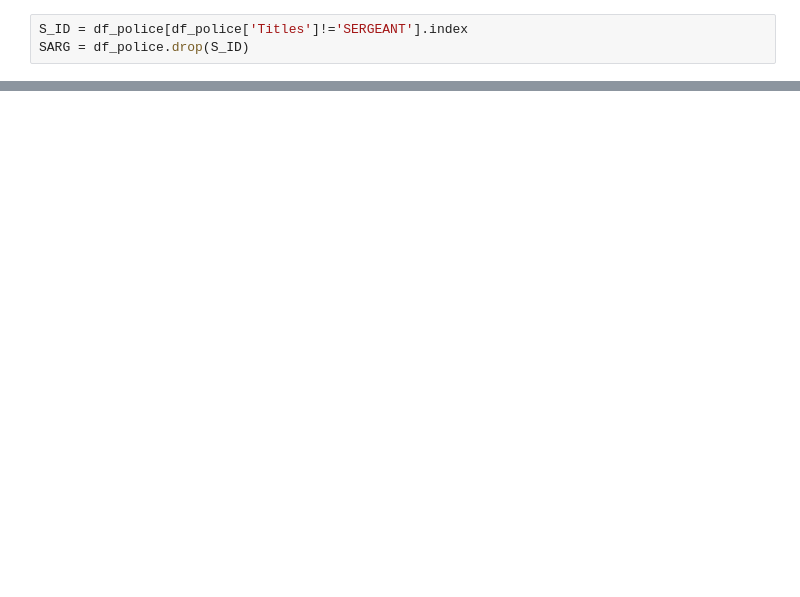
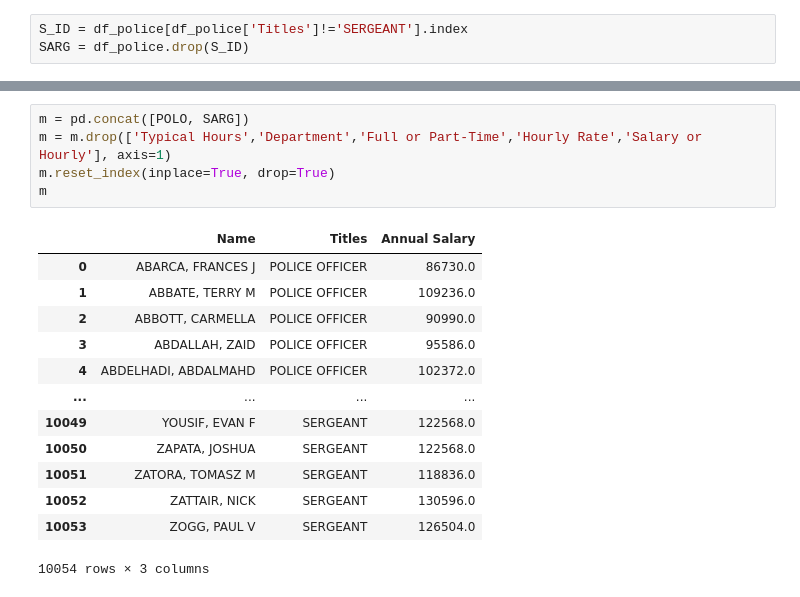
Before and after one commit to jrocarlos/ChicagoSalary, a Jupyter notebook: Chicago.ipynb, the cells around one changed output, grey strips where cells are left out. Drawn from its saved outputs; the diff is of its cells as text; blank space fills up the shorter version.

```diff
--- a/Chicago.ipynb
+++ b/Chicago.ipynb
@@ -57,0 +143,19 @@ print("Salário médio anual policial: US$ ", round(POLO_MED,2), "Salário máxi
+# %%
+m = pd.concat([POLO, SARG])
+m = m.drop(['Typical Hours','Department','Full or Part-Time','Hourly Rate','Salary or Hourly'], axis=1)
+m.reset_index(inplace=True, drop=True)
+m
+# %% [output]
+|  | Name | Titles | Annual Salary |
+| 0 | ABARCA, FRANCES J | POLICE OFFICER | 86730.0 |
+| 1 | ABBATE, TERRY M | POLICE OFFICER | 109236.0 |
+| 2 | ABBOTT, CARMELLA | POLICE OFFICER | 90990.0 |
+| 3 | ABDALLAH, ZAID | POLICE OFFICER | 95586.0 |
+| 4 | ABDELHADI, ABDALMAHD | POLICE OFFICER | 102372.0 |
+| ... | ... | ... | ... |
+| 10049 | YOUSIF, EVAN F | SERGEANT | 122568.0 |
+| 10050 | ZAPATA, JOSHUA | SERGEANT | 122568.0 |
+| 10051 | ZATORA, TOMASZ M | SERGEANT | 118836.0 |
+| 10052 | ZATTAIR, NICK | SERGEANT | 130596.0 |
+| 10053 | ZOGG, PAUL V | SERGEANT | 126504.0 |
+10054 rows × 3 columns
```
Also changed, not shown: parts of 18 cells of this notebook.
